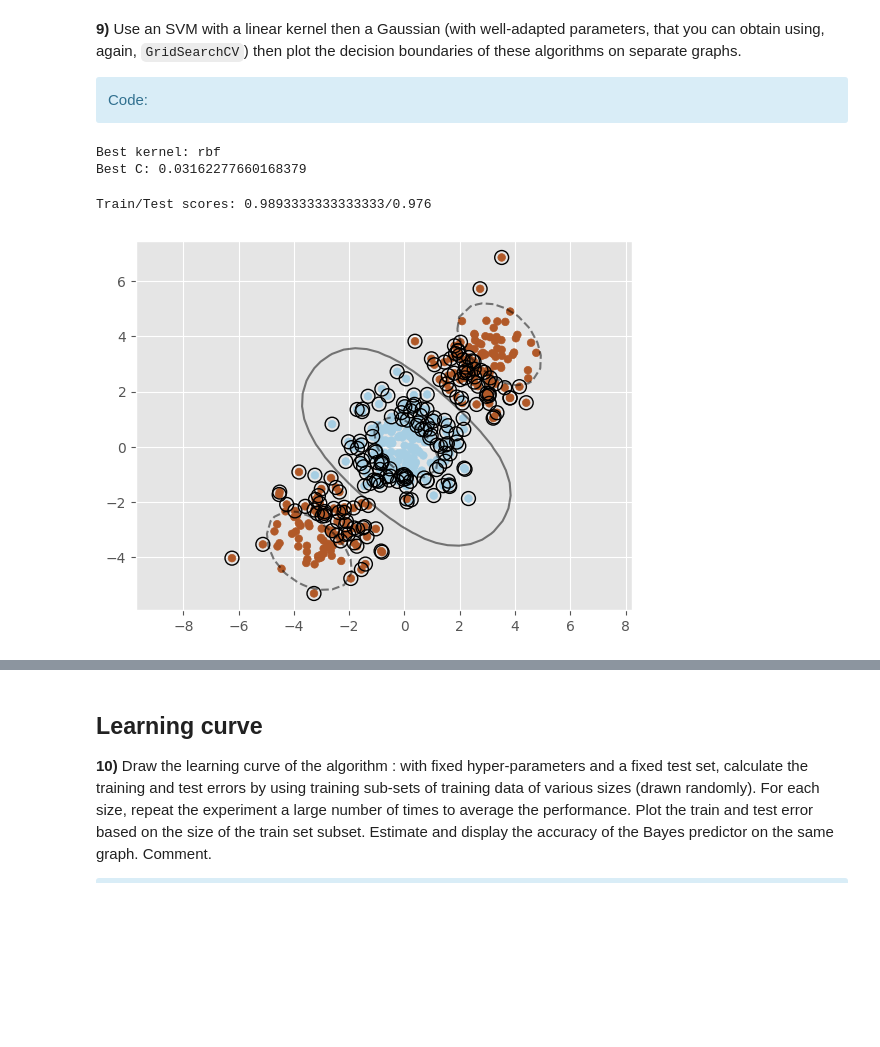
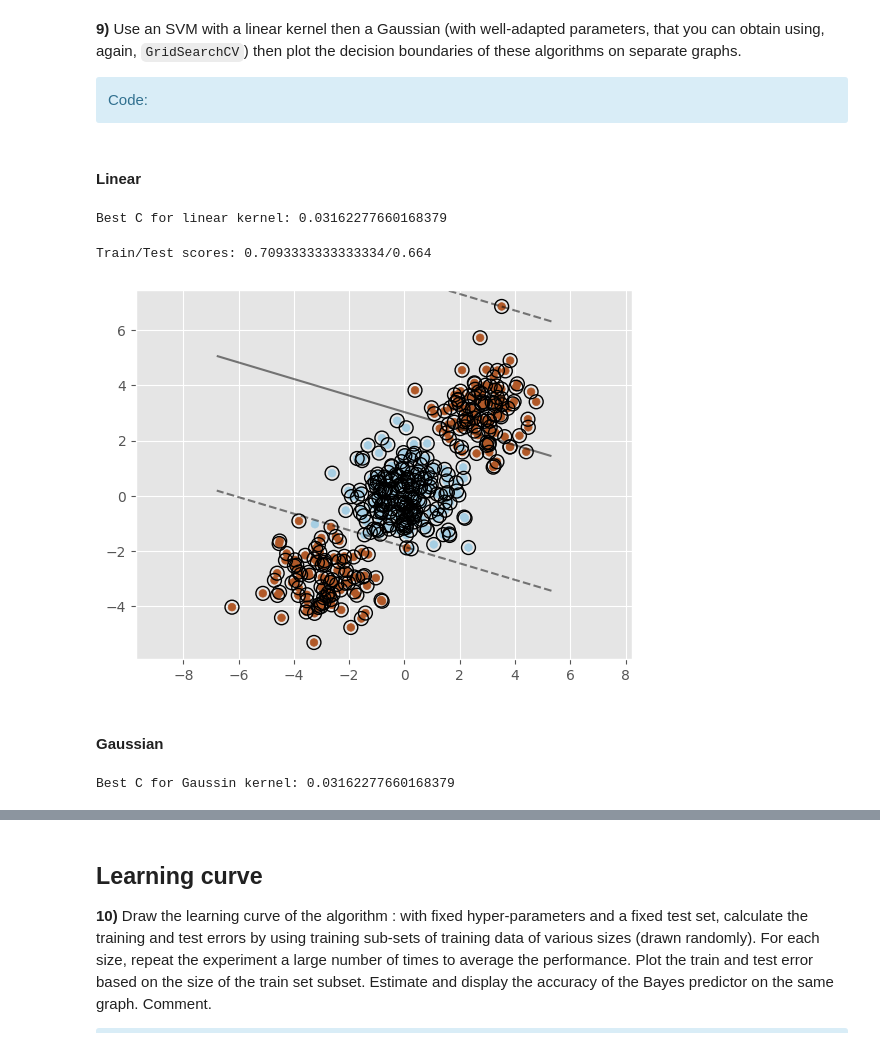
Before and after one commit to TarcisioBueno/support-vector-machine-SDTSIA210, a Jupyter notebook: TP_SVM_students.ipynb, the cells around one changed output, grey strips where cells are left out. Saved outputs shown, nothing was run; the diff lists cells and outputs as text; code cells hidden in the pictures; blank space fills up the shorter version.

```diff
--- a/TP_SVM_students.ipynb
+++ b/TP_SVM_students.ipynb
@@ -408,10 +379,12 @@ plt.show()
 
 # Use sklearn's train_test_split to divide up data
 X_train, X_test, y_train, y_test = train_test_split(X, y, test_size=0.25, random_state=42)
+# %% [markdown]
+#### Linear
 # %%
 # Find the best working C with a 5-fold cross-validation
 parameters = {
-    'kernel': ['linear', 'rbf', 'poly', 'sigmoid'],
+    'kernel': ['linear'],
     'C': list(np.logspace(-3, 3, 5))
 }
 # Use these parameters + a SVM models with GridSearchCV (look at the documentation !)
@@ -424,44 +397,63 @@ clf = GridSearchCV(svc, parameters, cv=5)
 clf.fit(X_train, y_train)
 
 # Print the best parameters
-best_kernel = clf.best_params_['kernel']
-best_C = clf.best_params_['C']
-print(f"Best kernel: {best_kernel}")
-print(f"Best C: {best_C}")
+best_C_linear = clf.best_params_['C']
+print(f"Best C for linear kernel: {best_C_linear}")
 # %% [output]
-Best kernel: rbf
-Best C: 0.03162277660168379
+Best C for linear kernel: 0.03162277660168379
 # %%
 # Create a linear SVM and train it on the training data
-clf = svm.SVC(kernel=best_kernel, C=best_C)
+clf = svm.SVC(kernel='linear', C=best_C_linear)
 clf.fit(X_train, y_train)
 
 print(f'Train/Test scores: {clf.score(X_train, y_train)}/{clf.score(X_test, y_test)}')
 
 # Plot the data
 plt.scatter(X_train[:, 0], X_train[:, 1], c=y_train, s=30, cmap=plt.cm.Paired)
 
 # plot the decision function
 ax = plt.gca()
 xlim = ax.get_xlim()
 ylim = ax.get_ylim()
 
 # create grid to evaluate model
 xx = np.linspace(xlim[0], xlim[1], 30)
 yy = np.linspace(ylim[0], ylim[1], 30)
 YY, XX = np.meshgrid(yy, xx)
 xy = np.vstack([XX.ravel(), YY.ravel()]).T
 Z = clf.decision_function(xy).reshape(XX.shape)
 
 # plot decision boundary and margins
 ax.contour(XX, YY, Z, colors='k', levels=[-1, 0, 1], alpha=0.5,
            linestyles=['--', '-', '--'])
 # plot support vectors
 ax.scatter(clf.support_vectors_[:, 0], clf.support_vectors_[:, 1], s=100,
            linewidth=1, facecolors='none', edgecolors='k')
 
 plt.axis('equal')
 plt.show()
 # %% [output]
-Train/Test scores: 0.9893333333333333/0.976
+Train/Test scores: 0.7093333333333334/0.664
-[figure, old version]
+[figure, new version]
+# %% [markdown]
+#### Gaussian
+# %%
+# Find the best working C with a 5-fold cross-validation
+parameters = {
+    'kernel': ['rbf'],
+    'C': list(np.logspace(-3, 3, 5))
+}
+# Use these parameters + a SVM models with GridSearchCV (look at the documentation !)
+
+# Define the SVM model
+svc = svm.SVC()
+
+# Use GridSearchCV
+clf = GridSearchCV(svc, parameters, cv=5)
+clf.fit(X_train, y_train)
+
+# Print the best parameters
+best_C_gaussian = clf.best_params_['C']
+print(f"Best C for Gaussin kernel: {best_C_gaussian}")
+# %% [output]
+Best C for Gaussin kernel: 0.03162277660168379
```
Also changed, not shown: parts of 12 cells of this notebook.
